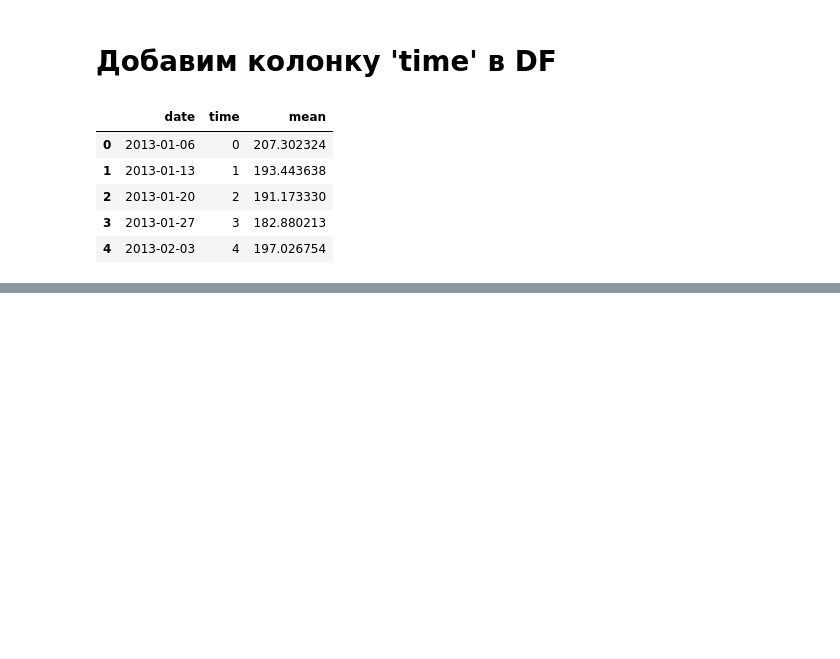
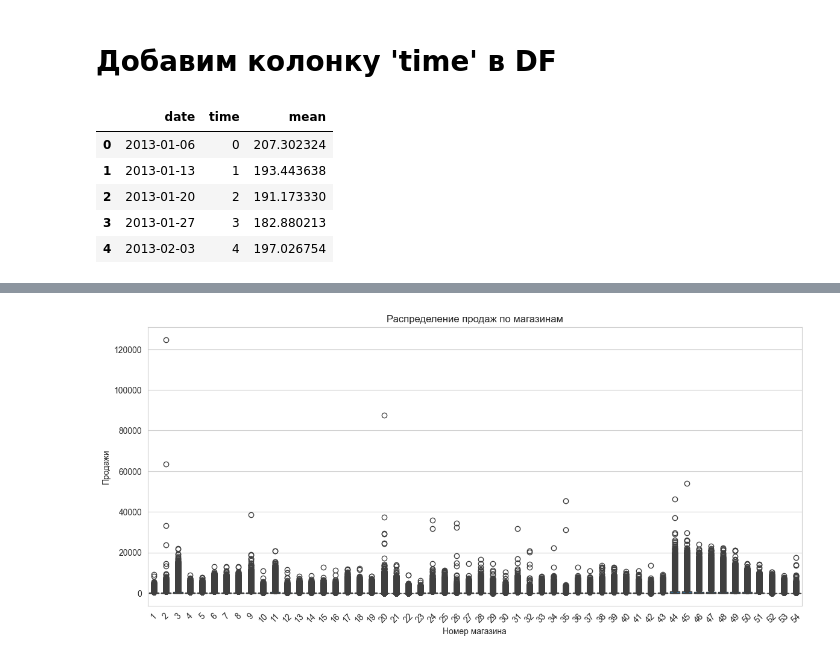
Before and after one commit to NasdormML/Store_Sales_Forecasting, a Jupyter notebook: Fmodel.ipynb, the cells around one changed output, grey strips where cells are left out. Saved outputs shown, nothing was run; the diff lists cells and outputs as text; code cells hidden in the pictures; blank space fills up the shorter version.

```diff
--- a/Fmodel.ipynb
+++ b/Fmodel.ipynb
@@ -139,0 +166,10 @@ df_grouped_train_w.head()
+# %%
+plt.figure(figsize=(14, 6))
+sns.boxplot(data=df_train, x='store_nbr', y='sales')
+plt.title('Распределение продаж по магазинам')
+plt.xlabel('Номер магазина')
+plt.ylabel('Продажи')
+plt.xticks(rotation=45)
+plt.show()
+# %% [output]
+[figure, added]
```
Also changed, not shown: parts of 5 cells of this notebook.
